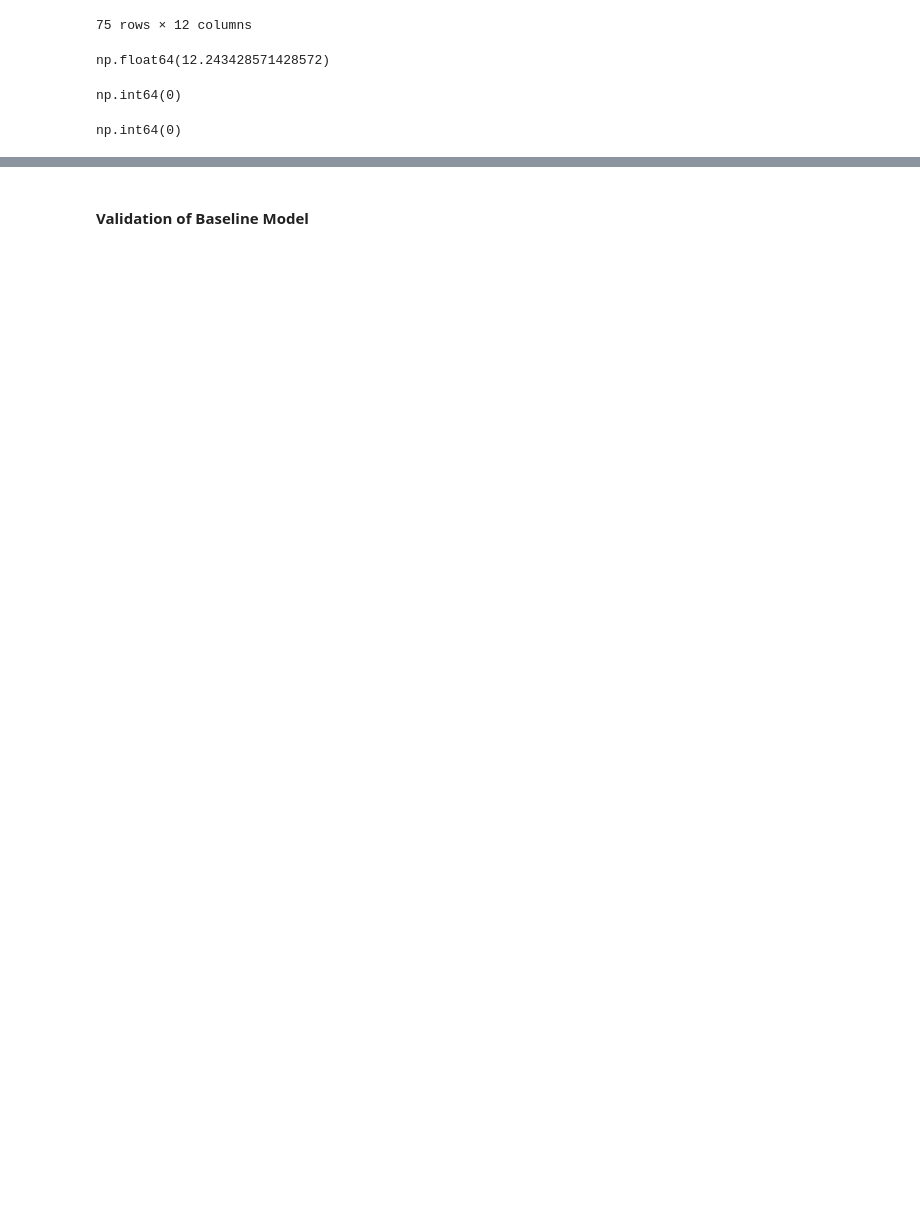
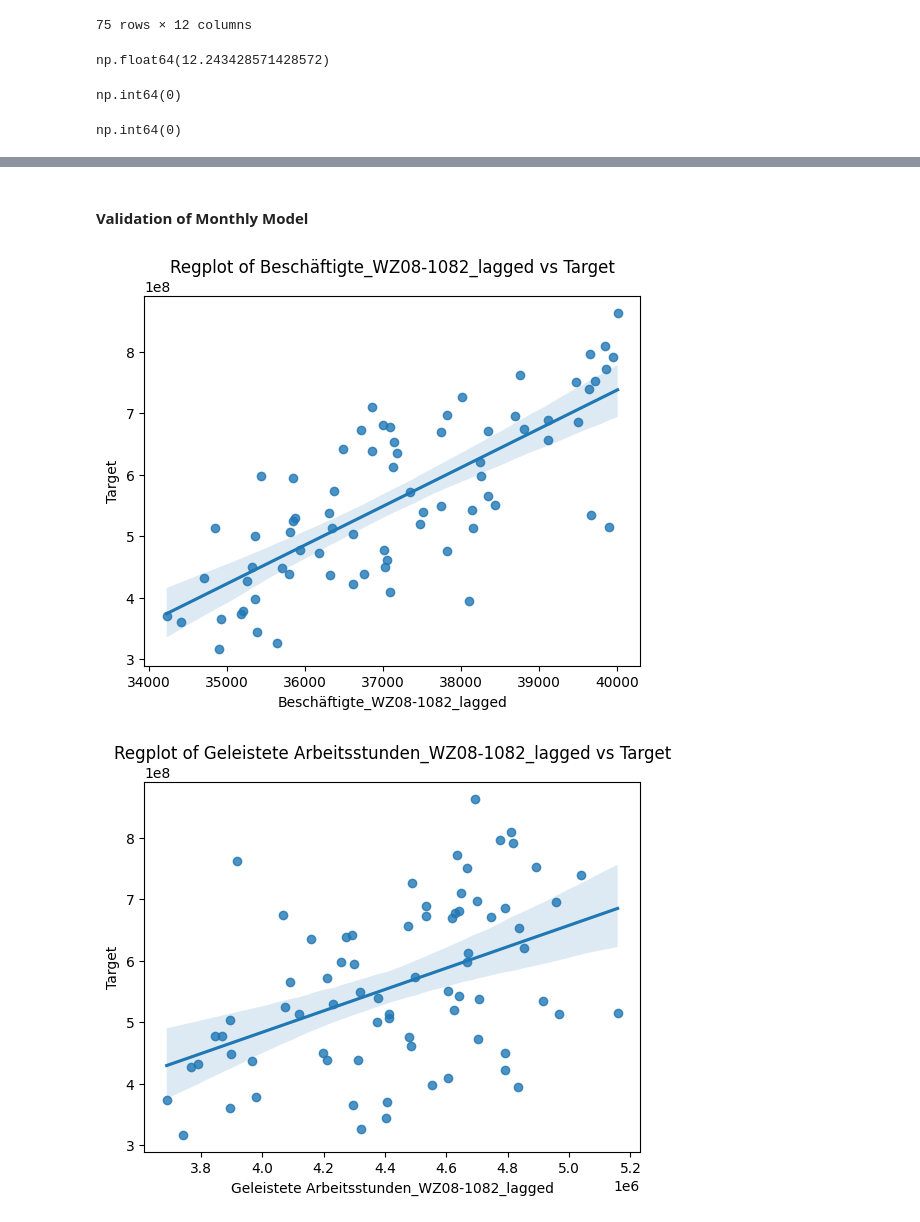
Before and after one commit to salimaabdalla/dpp_projekt_2026, a Jupyter notebook: notebooks/06_prediction_with_monthly_new_data.ipynb, the cells around one changed output, grey strips where cells are left out. Saved outputs shown, nothing was run; the diff lists cells and outputs as text; code cells hidden in the pictures; blank space fills up the shorter version.

```diff
--- a/notebooks/06_prediction_with_monthly_new_data.ipynb
+++ b/notebooks/06_prediction_with_monthly_new_data.ipynb
@@ -203,32 +178,16 @@ print(model_baseline.intercept_)
 # %% [markdown]
-#### Validation of Baseline Model
+#### Validation of Monthly Model
 # %%
 # predicting target variable in test set
 target_pred = model_baseline.predict(X_test)
 # %%
-### doesn't work yet
-
-
-import matplotlib.pyplot as plt
-import seaborn as sns
-
-fig, ax = plt.subplots()
-
-sns.regplot(x=X_baseline.iloc[:, 0],  # metro distances in training data set
-            y=target,  # prices in training data set
-            scatter_kws={'color':'#17415f',  # dark blue dots
-                         'alpha':1},  # no transparency for dots
-            line_kws={'color':'#70b8e5'},  # light blue regression line
-            ci=None,  # no confidence intervals around line
-            ax=ax)  # plot on current Axes
-
-sns.regplot(x=X_baseline.iloc[:, 0],  # x-values of houses with estimated prices
-            y=target_pred,  # estimated prices
-            scatter_kws={'color':'#ff9e1c',  # orange dots
-                         'alpha':1,  # no transparency for dots
-                         's':70},  # dot size
-            fit_reg=False,  # no additional regression line
-            ci=None,  # no confidence intervals around line
-            ax=ax)  # plot on current Axes
-
-ax.set(xlim=[0, max(df.iloc[:, 122])])
+# regplots to visualize the relationship between each feature and the target variable
+for col in X_train.columns:
+    sns.regplot(x=X_train[col], y=y_train)
+    plt.title(f'Regplot of {col} vs Target')
+    plt.xlabel(col)
+    plt.ylabel('Target')
+    plt.show()
+# %% [output]
+[figure, added]
+[figure, added]
```
Also changed, not shown: parts of 17 cells of this notebook.
